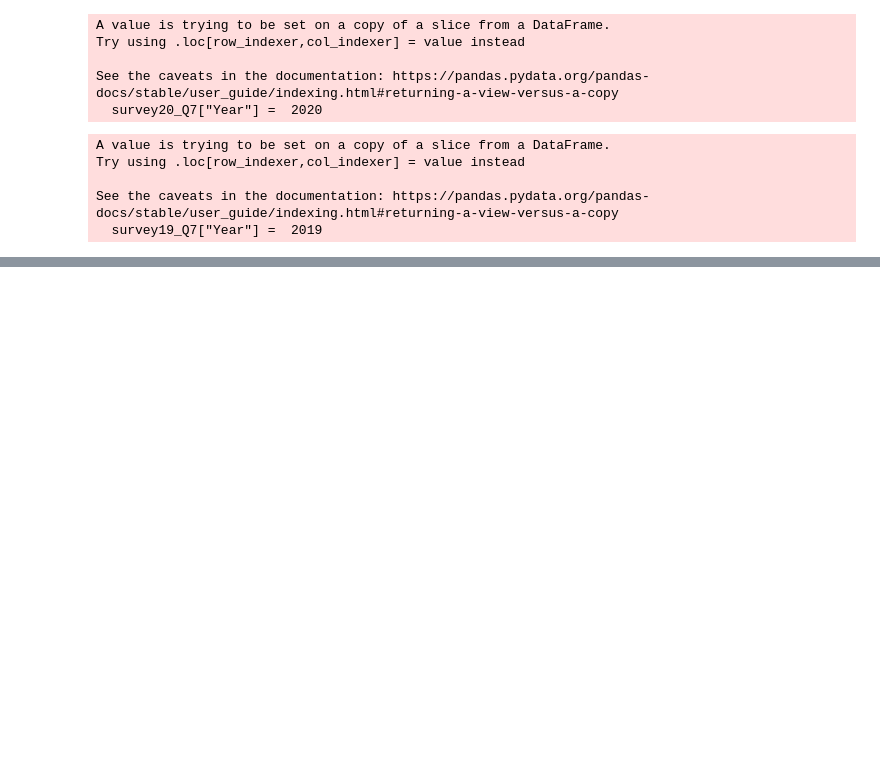
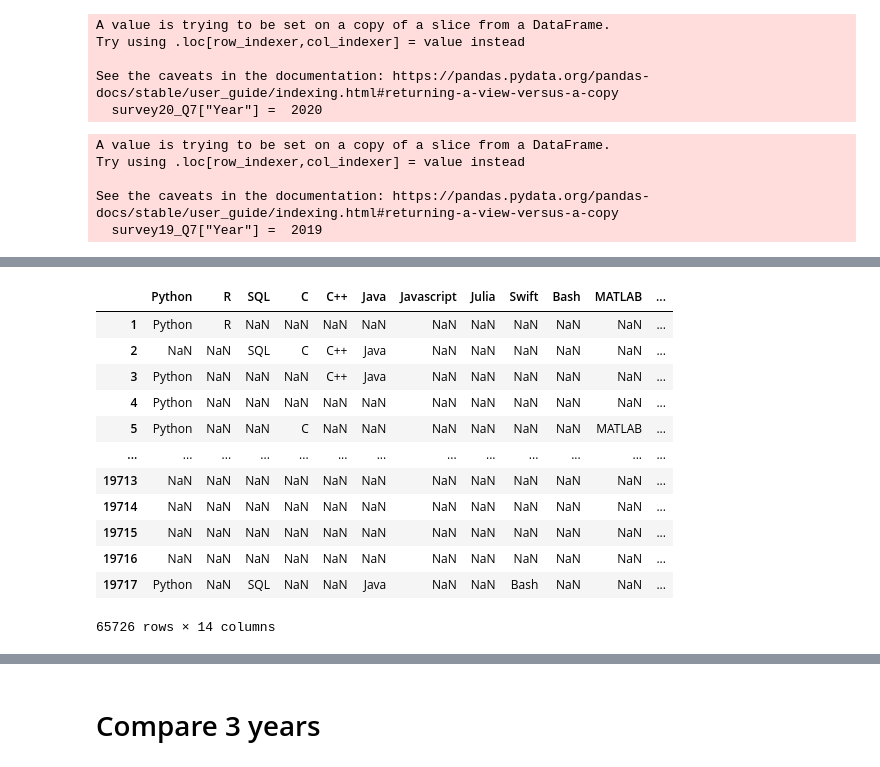
Before and after one commit to Nooufmk/2021-Kaggle-ML-and-DS-Survey, a Jupyter notebook: (EDA) 2021 Kaggle Machine Learning & Data Science Survey.ipynb, the cells around one changed output, grey strips where cells are left out. Saved outputs shown, nothing was run; the diff lists cells and outputs as text; code cells hidden in the pictures; blank space fills up the shorter version.

```diff
--- a/(EDA) 2021 Kaggle Machine Learning & Data Science Survey.ipynb
+++ b/(EDA) 2021 Kaggle Machine Learning & Data Science Survey.ipynb
@@ -346,7 +384,7 @@ survey21 = pd.read_csv('/Users/nouf/Desktop/2021-Kaggle-ML-and-DS-Survey/kaggle_
 #2021
 
 Q7_21 = [col for col in survey21 if col.startswith('Q7')]
-survey21_Q7 = survey21[Q7]
+survey21_Q7 = survey21[Q7_21]
 survey21_Q7
 
 survey21_Q7.columns = ['Python', 'R', 'SQL', 'C', 'C++', 'Java', 'Javascript', 'Julia', 'Swift', 'Bash', 'MATLAB', 'None', 'Other']
@@ -413,2 +445,18 @@ dfs__.count().sort_values(ascending=False).plot(kind = 'bar');
+# %%
+dfs_
+# %% [output]
+|  | Python | R | SQL | C | C++ | Java | Javascript | Julia | Swift | Bash | MATLAB | ... |
+| 1 | Python | R | NaN | NaN | NaN | NaN | NaN | NaN | NaN | NaN | NaN | ... |
+| 2 | NaN | NaN | SQL | C | C++ | Java | NaN | NaN | NaN | NaN | NaN | ... |
+| 3 | Python | NaN | NaN | NaN | C++ | Java | NaN | NaN | NaN | NaN | NaN | ... |
+| 4 | Python | NaN | NaN | NaN | NaN | NaN | NaN | NaN | NaN | NaN | NaN | ... |
+| 5 | Python | NaN | NaN | C | NaN | NaN | NaN | NaN | NaN | NaN | MATLAB | ... |
+| ... | ... | ... | ... | ... | ... | ... | ... | ... | ... | ... | ... | ... |
+| 19713 | NaN | NaN | NaN | NaN | NaN | NaN | NaN | NaN | NaN | NaN | NaN | ... |
+| 19714 | NaN | NaN | NaN | NaN | NaN | NaN | NaN | NaN | NaN | NaN | NaN | ... |
+| 19715 | NaN | NaN | NaN | NaN | NaN | NaN | NaN | NaN | NaN | NaN | NaN | ... |
+| 19716 | NaN | NaN | NaN | NaN | NaN | NaN | NaN | NaN | NaN | NaN | NaN | ... |
+| 19717 | Python | NaN | SQL | NaN | NaN | Java | NaN | NaN | Bash | NaN | NaN | ... |
+65726 rows × 14 columns
 # %%
 plt.figure(figsize=(5, 5))
@@ -420,3 +469,5 @@ plt.ylabel('')
 plt.show()
 # %% [output]
 [drawing not drawn]
+# %% [markdown]
+# Compare 3 years
```
Also changed, not shown: parts of 21 cells of this notebook, 4 other files.
